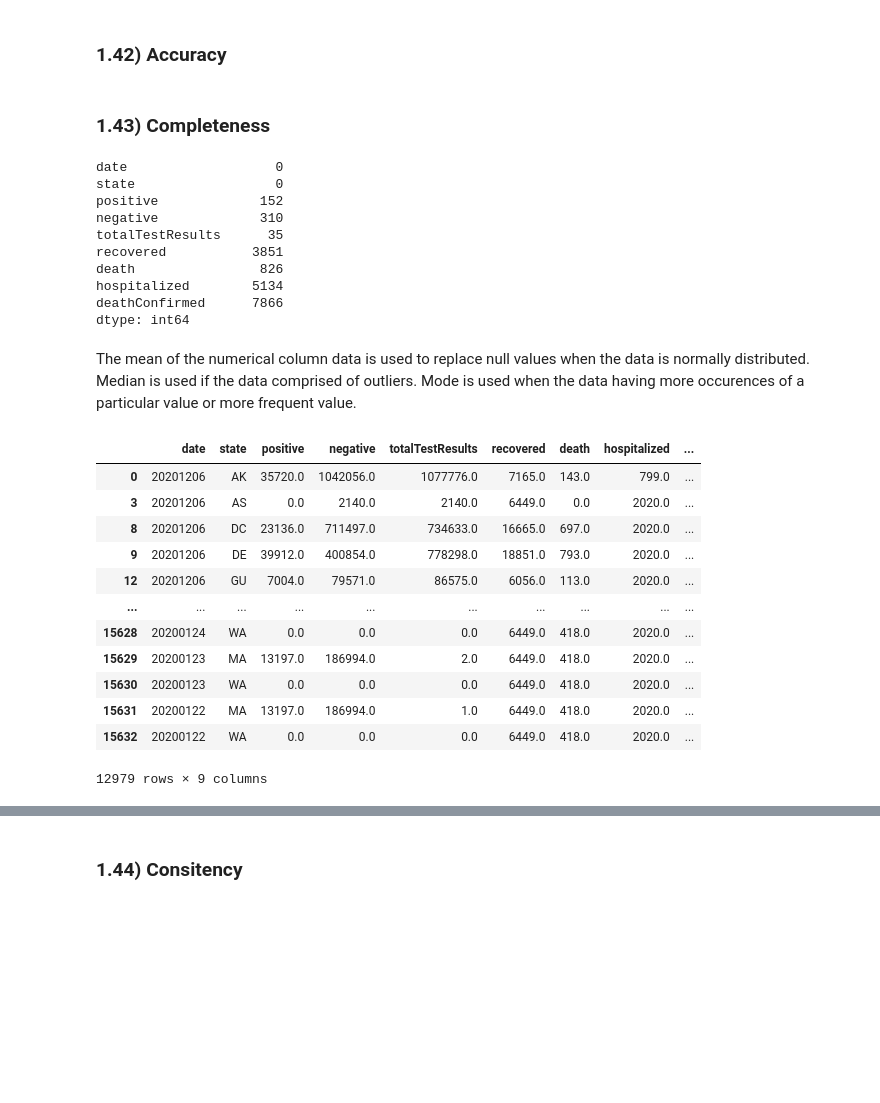
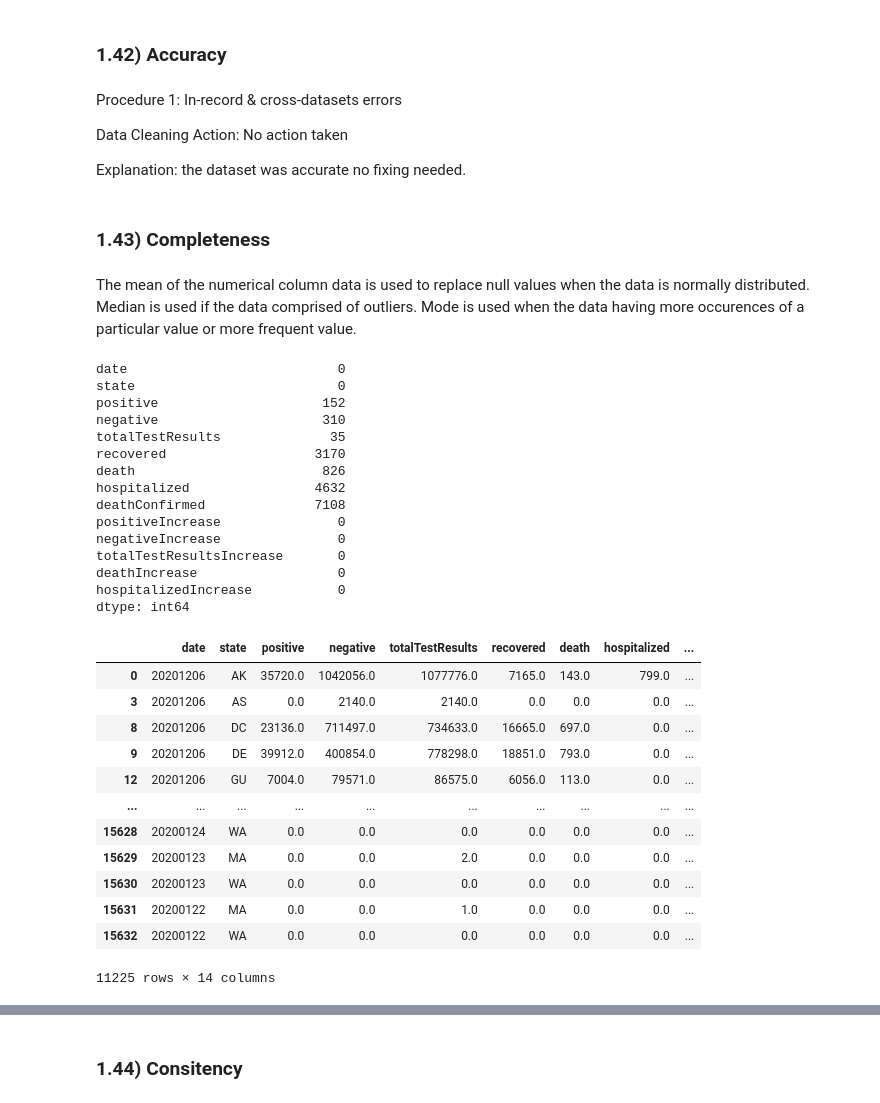
Before and after one commit to Jasminewakini/COVID-IN-USA-KUNGFU-PANDAS, a Jupyter notebook: PROJECT_OVERVIEW_COVID_19_IN_USA.ipynb, the cells around one changed output, grey strips where cells are left out. Cells and saved outputs as stored; diff of their text form; code cells hidden in the pictures; blank space fills up the shorter version.

```diff
--- a/PROJECT_OVERVIEW_COVID_19_IN_USA.ipynb
+++ b/PROJECT_OVERVIEW_COVID_19_IN_USA.ipynb
@@ -132,9 +248,9 @@ covid.drop(['probableCases', 'pending',
        'negativeTestsAntibody', 'totalTestsPeopleAntibody',
        'positiveTestsPeopleAntibody', 'negativeTestsPeopleAntibody',
        'totalTestsPeopleAntigen', 'positiveTestsPeopleAntigen',
-       'totalTestsAntigen', 'positiveTestsAntigen', 'fips', 'positiveIncrease',
-       'negativeIncrease', 'total', 'totalTestResultsIncrease', 'posNeg',
-       'deathIncrease', 'hospitalizedIncrease', 'hash', 'commercialScore',
+       'totalTestsAntigen', 'positiveTestsAntigen', 'fips',
+       'total', 'posNeg',
+        'hash', 'commercialScore',
        'negativeRegularScore', 'negativeScore', 'positiveScore', 'score',
        'grade'], axis = 1, inplace = True)
 covid
@@ -246,5 +373,13 @@ covid_df.shape
+# %% [markdown]
+Procedure 1: In-record & cross-datasets errors
+
+Data Cleaning Action: No action taken
+
+Explanation: the dataset was accurate no fixing needed.
 # %% [markdown]
 ### 1.43) Completeness
+# %% [markdown]
+The mean of the numerical column data is used to replace null values when the data is normally distributed. Median is used if the data comprised of outliers. Mode is used when the data having more occurences of a particular value or more frequent value.
 # %%
 # Procedure 1: Missing values
 # Data Cleaning Action: checking for missing values
@@ -255,50 +390,43 @@ covid_df.isnull().sum()
 
 # some missing values
 # %% [output]
-date                   0
-state                  0
-positive             152
-negative             310
-totalTestResults      35
-recovered           3851
-death                826
-hospitalized        5134
-deathConfirmed      7866
+date                           0
+state                          0
+positive                     152
+negative                     310
+totalTestResults              35
+recovered                   3170
+death                        826
+hospitalized                4632
+deathConfirmed              7108
+positiveIncrease               0
+negativeIncrease               0
+totalTestResultsIncrease       0
+deathIncrease                  0
+hospitalizedIncrease           0
 dtype: int64
-# %% [markdown]
-The mean of the numerical column data is used to replace null values when the data is normally distributed. Median is used if the data comprised of outliers. Mode is used when the data having more occurences of a particular value or more frequent value.
 # %%
 # Procedure 2: Replacing missing values
 # Data Cleaning Action: replacing missing/NaN values with median
 # Explanation: Instead of dropping the columns with missing values,
 # we replace them with median
 #
-#Finding the mean of the column having NaN
-#mean_value=covid_out.mean()
+#
 
-# Replace NaNs in column S2 with the
-# mean of values in the same column
-#covid_out.fillna(value=mean_value, inplace=True)
-
-#covid_df.replace(np.nan, 0, inplace=True)
-#covid_df
-
-
-
-covid_df = covid_df.fillna(covid_df.median())
+covid_df = covid_df.replace(np.nan,0)
 covid_df
 # %% [output]
 |  | date | state | positive | negative | totalTestResults | recovered | death | hospitalized | ... |
 | 0 | 20201206 | AK | 35720.0 | 1042056.0 | 1077776.0 | 7165.0 | 143.0 | 799.0 | ... |
-| 3 | 20201206 | AS | 0.0 | 2140.0 | 2140.0 | 6449.0 | 0.0 | 2020.0 | ... |
-| 8 | 20201206 | DC | 23136.0 | 711497.0 | 734633.0 | 16665.0 | 697.0 | 2020.0 | ... |
-| 9 | 20201206 | DE | 39912.0 | 400854.0 | 778298.0 | 18851.0 | 793.0 | 2020.0 | ... |
-| 12 | 20201206 | GU | 7004.0 | 79571.0 | 86575.0 | 6056.0 | 113.0 | 2020.0 | ... |
+| 3 | 20201206 | AS | 0.0 | 2140.0 | 2140.0 | 0.0 | 0.0 | 0.0 | ... |
+| 8 | 20201206 | DC | 23136.0 | 711497.0 | 734633.0 | 16665.0 | 697.0 | 0.0 | ... |
+| 9 | 20201206 | DE | 39912.0 | 400854.0 | 778298.0 | 18851.0 | 793.0 | 0.0 | ... |
+| 12 | 20201206 | GU | 7004.0 | 79571.0 | 86575.0 | 6056.0 | 113.0 | 0.0 | ... |
 | ... | ... | ... | ... | ... | ... | ... | ... | ... | ... |
-| 15628 | 20200124 | WA | 0.0 | 0.0 | 0.0 | 6449.0 | 418.0 | 2020.0 | ... |
-| 15629 | 20200123 | MA | 13197.0 | 186994.0 | 2.0 | 6449.0 | 418.0 | 2020.0 | ... |
-| 15630 | 20200123 | WA | 0.0 | 0.0 | 0.0 | 6449.0 | 418.0 | 2020.0 | ... |
-| 15631 | 20200122 | MA | 13197.0 | 186994.0 | 1.0 | 6449.0 | 418.0 | 2020.0 | ... |
-| 15632 | 20200122 | WA | 0.0 | 0.0 | 0.0 | 6449.0 | 418.0 | 2020.0 | ... |
+| 15628 | 20200124 | WA | 0.0 | 0.0 | 0.0 | 0.0 | 0.0 | 0.0 | ... |
+| 15629 | 20200123 | MA | 0.0 | 0.0 | 2.0 | 0.0 | 0.0 | 0.0 | ... |
+| 15630 | 20200123 | WA | 0.0 | 0.0 | 0.0 | 0.0 | 0.0 | 0.0 | ... |
+| 15631 | 20200122 | MA | 0.0 | 0.0 | 1.0 | 0.0 | 0.0 | 0.0 | ... |
+| 15632 | 20200122 | WA | 0.0 | 0.0 | 0.0 | 0.0 | 0.0 | 0.0 | ... |
-12979 rows × 9 columns
+11225 rows × 14 columns
 # %%
```
Also changed, not shown: parts of 76 cells of this notebook.
